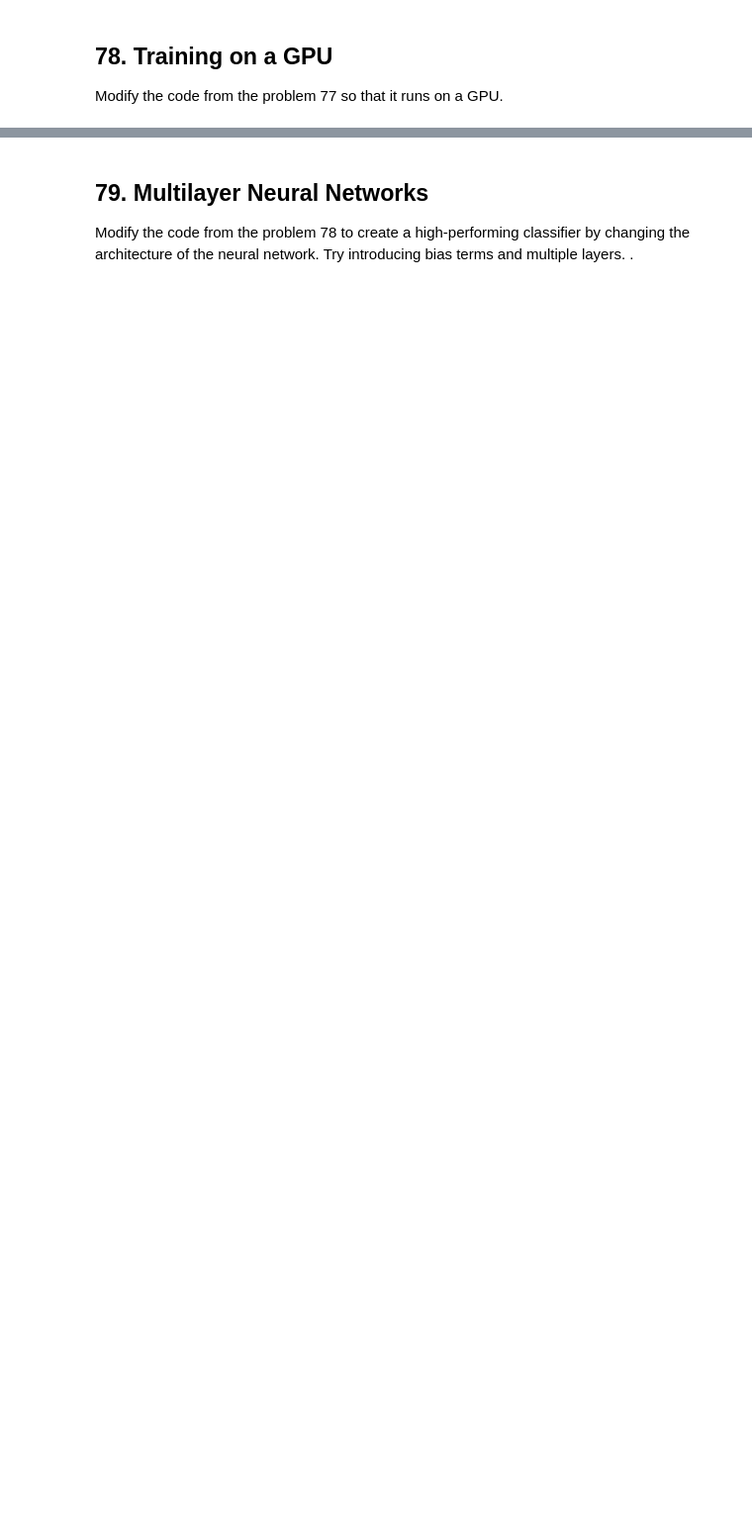
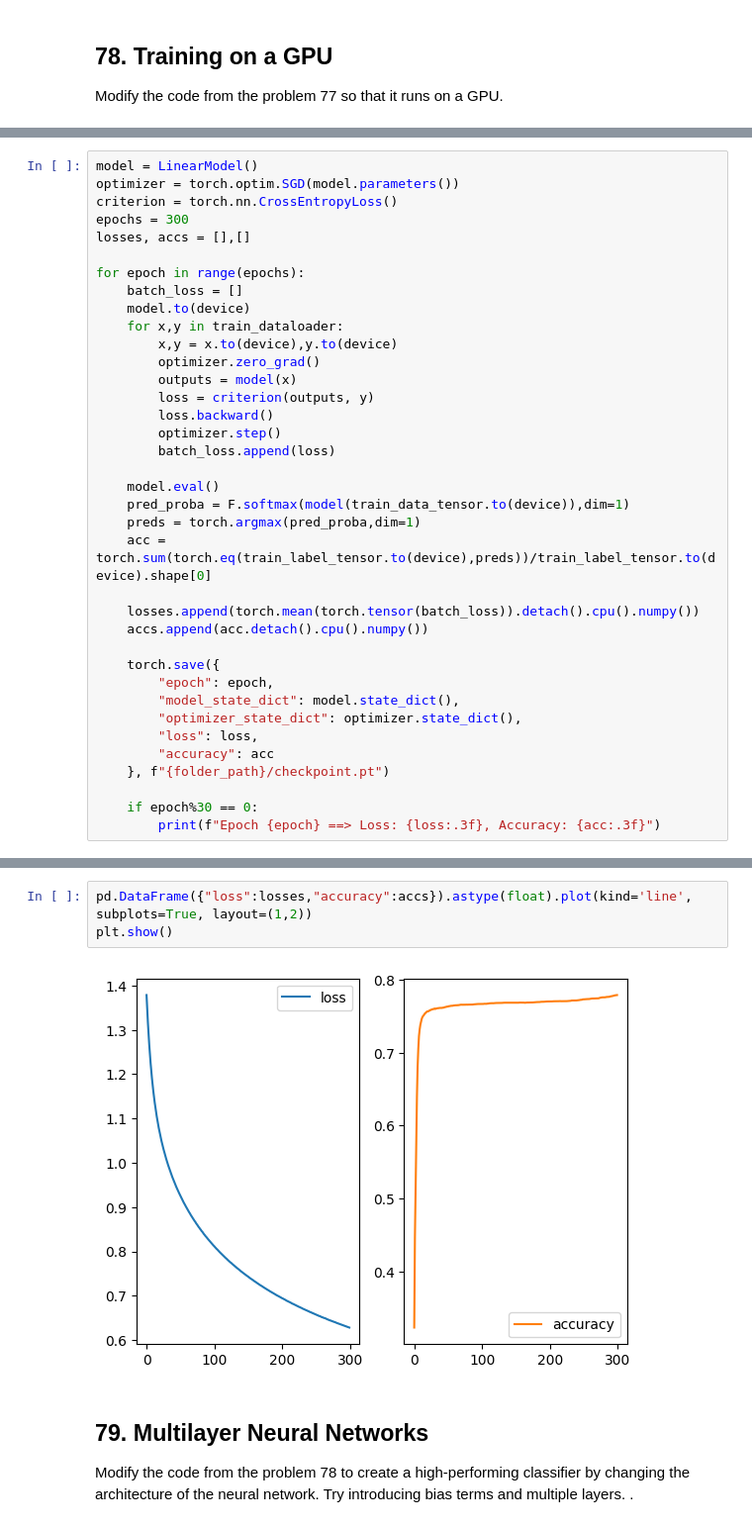
Before and after one commit to rizstwn/llm-learning, a Jupyter notebook: nlp-hundred-exercise.ipynb, the cells around one changed output, grey strips where cells are left out. Shown at 99% size. Saved outputs shown, nothing was run; the diff lists cells and outputs as text; blank space fills up the shorter version.

```diff
--- a/nlp-hundred-exercise.ipynb
+++ b/nlp-hundred-exercise.ipynb
@@ -2067,0 +2272,37 @@ Modify the code from the problem 77 so that it runs on a GPU.
+# %%
+model = LinearModel()
+optimizer = torch.optim.SGD(model.parameters())
+criterion = torch.nn.CrossEntropyLoss()
+epochs = 300
+losses, accs = [],[]
+
+for epoch in range(epochs):
+    batch_loss = []
+    model.to(device)
+    for x,y in train_dataloader:
+        x,y = x.to(device),y.to(device)
+        optimizer.zero_grad()
+        outputs = model(x)
+        loss = criterion(outputs, y)
+        loss.backward()
+        optimizer.step()
+        batch_loss.append(loss)
+
+    model.eval()
+    pred_proba = F.softmax(model(train_data_tensor.to(device)),dim=1)
+    preds = torch.argmax(pred_proba,dim=1)
+    acc = torch.sum(torch.eq(train_label_tensor.to(device),preds))/train_label_tensor.to(device).shape[0]
+
+    losses.append(torch.mean(torch.tensor(batch_loss)).detach().cpu().numpy())
+    accs.append(acc.detach().cpu().numpy())
+
+    torch.save({
+        "epoch": epoch,
+        "model_state_dict": model.state_dict(),
+        "optimizer_state_dict": optimizer.state_dict(),
+        "loss": loss,
+        "accuracy": acc
+    }, f"{folder_path}/checkpoint.pt")
+
+    if epoch%30 == 0:
+        print(f"Epoch {epoch} ==> Loss: {loss:.3f}, Accuracy: {acc:.3f}")
@@ -2068,3 +2320,8 @@ Modify the code from the problem 77 so that it runs on a GPU.
+# %%
+pd.DataFrame({"loss":losses,"accuracy":accs}).astype(float).plot(kind='line', subplots=True, layout=(1,2))
+plt.show()
+# %% [output]
+[figure, added]
 # %% [markdown]
 ## 79. Multilayer Neural Networks
 
```
Also changed, not shown: parts of 21 cells of this notebook.
